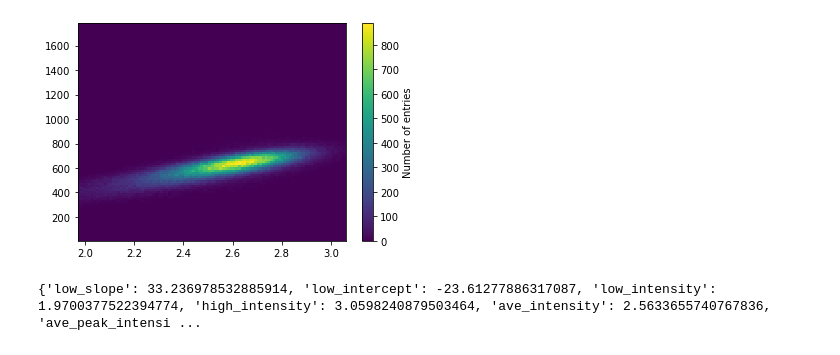
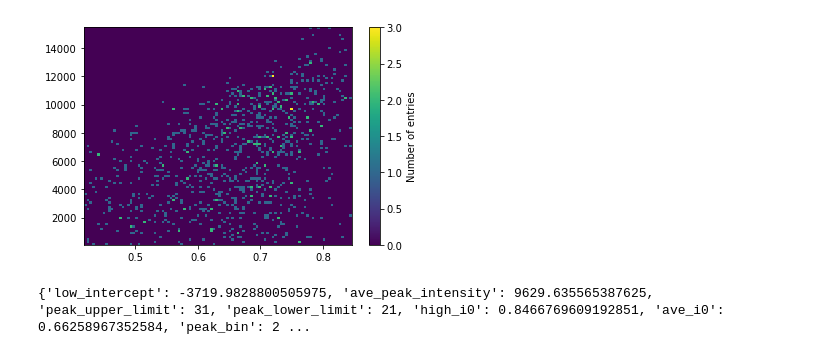
Before and after one commit to gadorlhiac/smalldata_tools, a Jupyter notebook: examples/notebooks/jet_tracking_cal.ipynb, the cells around one changed output. Cells and saved outputs as stored; diff of their text form; code cells hidden in the pictures.

Commit message:
good saing point

```diff
--- a/examples/notebooks/jet_tracking_cal.ipynb
+++ b/examples/notebooks/jet_tracking_cal.ipynb
@@ -84,7 +142,7 @@ def fit_line(array, fit_points=LINE_FIT_POINTS):
 
     return m, b
 
-def peak_lr(array_data, threshold=0.00, bins=100):
+def peak_lr(array_data, threshold=0.10, bins=100):
     """Find max of normal distribution from histogram, search right and left until
     population falls below threshold
     """
@@ -333,10 +405,10 @@ def azav_fig(ave_azav, peak, intensity, rad_start, rad_end):
 # %%
 # Get all the azimuthally binned arrays to use and
 # the average array from all events
-azav_use, ave_azav = det_azav(f, idxs_use)
-peak, integrated_intensity, rad_start, rad_end = calc_peak_and_intensity(ave_azav, i_dat, median)
-show(azav_fig(ave_azav, peak, integrated_intensity, rad_start, rad_end))
-
+azav_use, ave_azav = det_azav(azav_data, i0_idxs)
+peak, integrated_intensity, rad_start, rad_end = calc_peak_and_intensity(ave_azav, i0_data, np.median(i0_data))
+p1 = azav_fig(ave_azav, peak, integrated_intensity, rad_start, rad_end)
+show(p1)
 # Questions
 # Do we want to do any pre filtering of this data?  Say if the
 # sum or the max of the array is below some predefined threshold
@@ -350,21 +445,20 @@ show(azav_fig(ave_azav, peak, integrated_intensity, rad_start, rad_end))
 # %%
-# Get the peak (and min at some point) for each array
 # Plot vs the intensity monitor value
 
 def peak_in_bins(azav_use, peak, i_dat, range=RADIAL_RANGE, low_limit=PK_LOW):
     """Get the peak in the bins we're using"""
     low = peak - RADIAL_RANGE
     hi = peak + RADIAL_RANGE
-    peak_vals = np.array([azav[0][low:hi].sum(axis=0) for azav in azav_use])
+    peak_vals = np.array([azav[low:hi].sum(axis=0) for azav in azav_use])
     peak_idxs = np.where(peak_vals > low_limit)
     peak_vals = peak_vals[peak_idxs]
     ratio = peak_vals.mean() / i_dat.mean()
 
     return peak_vals, peak_idxs, ratio
 
-def fit_limits(intensity, peak_vals, edges):
+def fit_limits(intensity, peak_vals, i_low, i_high):
     m, b = np.polyfit(intensity, peak_vals, 1)
-    x = np.arange(edges[0], edges[-1], 0.1)
+    x = np.arange(i_low, i_high, 0.1)
     sigma = np.std(peak_vals)
     y = x * m + b
 
@@ -381,9 +475,8 @@ def intensity_hist(intensity_hist, edges):
 def intensity_vs_peak_fig(intensity, peak_vals, x, y, ratio, slope, intercept, sigma):
     """Simple plot of intensity vs peak value"""
     mean = round(ratio, 2)
-    slope =
     fig = figure(
-        title=f'Peak value vs Intensity.  Mean Value = {0}  Slope = {1}, Intercept = {2}'.format(round(ratio, 2), round(slope, 2), round(intercept, 2)),
+        title='Peak value vs Intensity.  Mean Value = {0}  Slope = {1}, Intercept = {2}'.format(round(ratio, 2), round(slope, 2), round(intercept, 2)),
         x_axis_label='Intensity Monitor Value',
         y_axis_label='Peak Values'
     )
@@ -392,7 +485,7 @@ def intensity_vs_peak_fig(intensity, peak_vals, x, y, ratio, slope, intercept, s
     fig.image(image=[h], x=x_edge[0], y=y_edge[0], dh=y_edge[-1]-y_edge[0], dw=x_edge[-1]-x_edge[0], palette="Spectral11")
     color_mapper = LinearColorMapper(palette="Spectral11", low=h.min(), high=h.max())
     color_bar = ColorBar(color_mapper=color_mapper, location=(0,0))
-    #fig.scatter(intensity, peak_vals)
+    fig.xaxis.bounds = [i0_low, i0_high]
     fig.add_layout(color_bar, 'right')
     fig.line(x, y, color='red')
     fig.line(x, y - 1 * sigma, color='orange')
@@ -400,9 +493,10 @@ def intensity_vs_peak_fig(intensity, peak_vals, x, y, ratio, slope, intercept, s
     return fig
 # %%
 # Get the peak value for all azav arrays and plot vs intensity monitor value
-peak_vals, peak_idxs, ratio = peak_in_bins(azav_use, peak, i_dat)
-x, y, slope, intercept, sigma = calc_lower_limit(i_dat[peak_idxs], peak_vals, edges)
-show(intensity_vs_peak_fig(i_dat[peak_idxs], peak_vals, x, y, ratio, slope, intercept, sigma))
+peak_vals, peak_idxs, ratio = peak_in_bins(azav_use, peak, i0_data)
+x, y, slope, intercept, sigma = fit_limits(i0_data[peak_idxs], peak_vals, i0_low, i0_high)
+p2 = intensity_vs_peak_fig(i0_data[peak_idxs], peak_vals, x, y, ratio, slope, intercept, sigma)
+show(p2)
 # Questions
 # How are we defining an acceptable lower value of intensity?
 # Are we simply using the lower val on the intensity monitor, or should
@@ -414,7 +509,7 @@ show(intensity_vs_peak_fig(i_dat[peak_idxs], peak_vals, x, y, ratio, slope, inte
 # %%
 hist_intensity, edges_intensity = np.histogram(peak_vals, bins=100)
 show(intensity_hist(hist_intensity, edges_intensity))
-plt.hist2d(i_dat[peak_idxs], peak_vals, bins=100)
+plt.hist2d(i0_data[peak_idxs], peak_vals, bins=100)
 cb = plt.colorbar()
 cb.set_label('Number of entries')
 plt.show()
@@ -429,11 +520,11 @@ plt.show()
-[figure, old version]
+[figure, new version]
 # %%
 results = {
     'low_slope': slope,
     'low_intercept': intercept,
-    'low_i0': edges[0],
-    'high_i0': edges[-1],
-    'ave_i0': i_dat.mean(),
+    'low_i0': i0_low,
+    'high_i0': i0_high,
+    'ave_i0': i0_data.mean(),
     'ave_peak_intensity': integrated_intensity,
     'peak_bin': peak,
     'peak_lower_limit': rad_start,
@@ -452,4 +543,4 @@ results = {
 
 print(results)
 # %% [output]
-{'low_slope': 33.236978532885914, 'low_intercept': -23.61277886317087, 'low_intensity': 1.9700377522394774, 'high_intensity': 3.0598240879503464, 'ave_intensity': 2.5633655740767836, 'ave_peak_intensi ...
+{'low_intercept': -3719.9828800505975, 'ave_peak_intensity': 9629.635565387625, 'peak_upper_limit': 31, 'peak_lower_limit': 21, 'high_i0': 0.8466769609192851, 'ave_i0': 0.66258967352584, 'peak_bin': 2 ...
```
Also changed, not shown: parts of 12 cells of this notebook, 6 other files.
